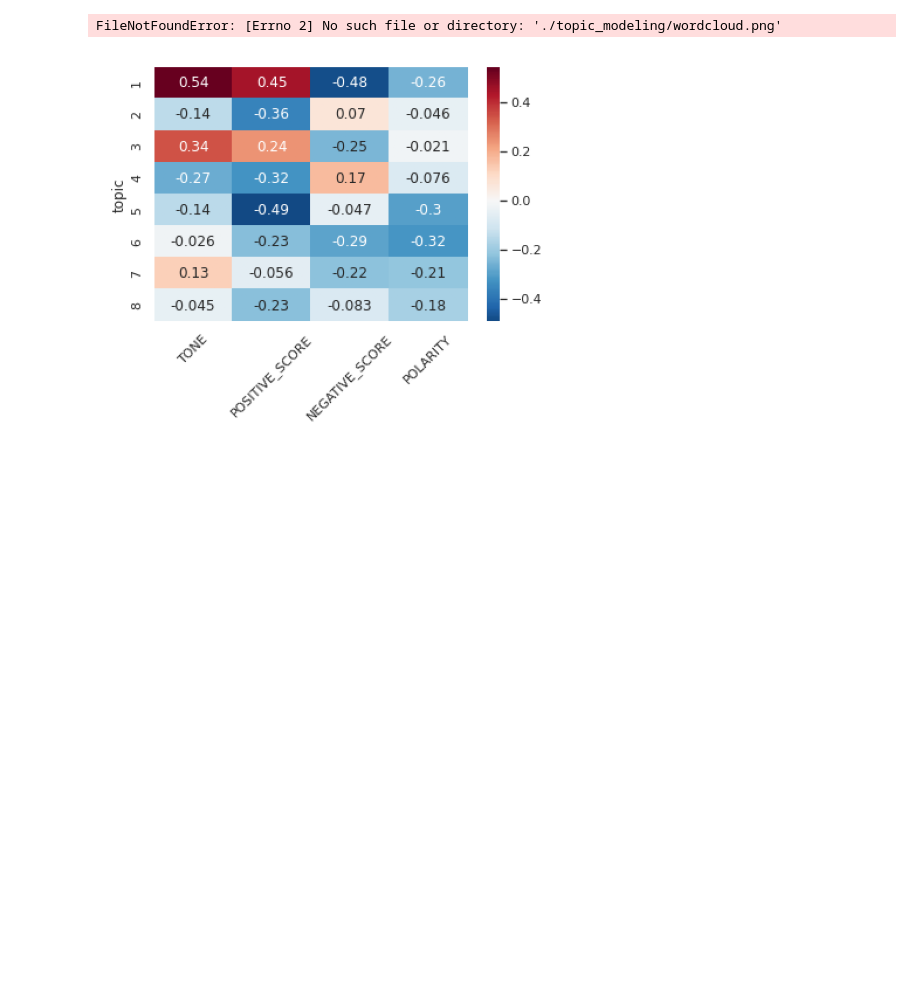
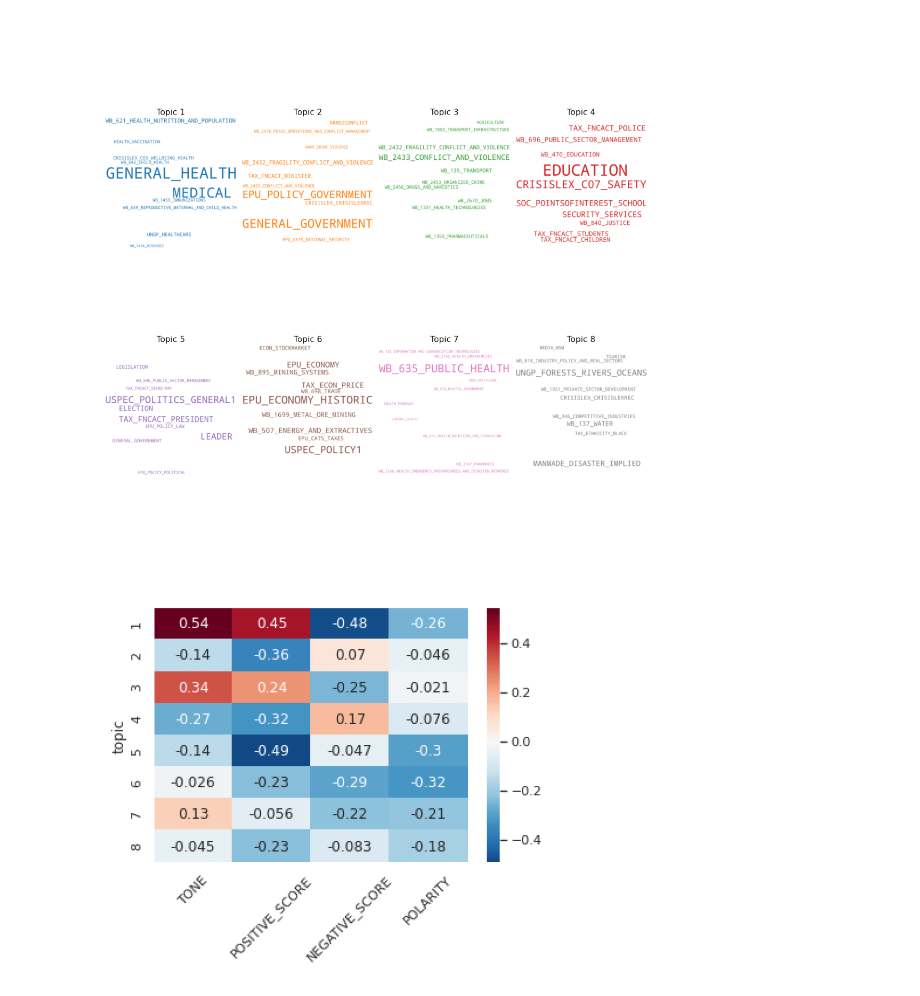
Before and after one commit to waijean/nlp_economics, a Jupyter notebook: topic_modeling/topic_modeling_demo.ipynb, the cells around one changed output. Saved outputs shown, nothing was run; the diff lists cells and outputs as text; code cells hidden in the pictures; blank space fills up the shorter version.

```diff
--- a/topic_modeling/topic_modeling_demo.ipynb
+++ b/topic_modeling/topic_modeling_demo.ipynb
@@ -6,14 +6,14 @@ model = LdaMulticore.load("lda_model")
 # %%
 import matplotlib.pyplot as plt
 
-img = plt.imread('./topic_modeling/wordcloud.png')
+img = plt.imread('wordcloud.png')
 plt.figure(figsize=(15,15))
 plt.imshow(img)
 plt.subplots_adjust(wspace=0, hspace=0)
 plt.tight_layout()
 plt.axis('off');
 # %% [output]
-FileNotFoundError: [Errno 2] No such file or directory: './topic_modeling/wordcloud.png'
+[figure, added]
 # %%
 img = plt.imread("../correlation/correlation_heatmap.png")
 plt.figure(figsize=(8,8))
```
